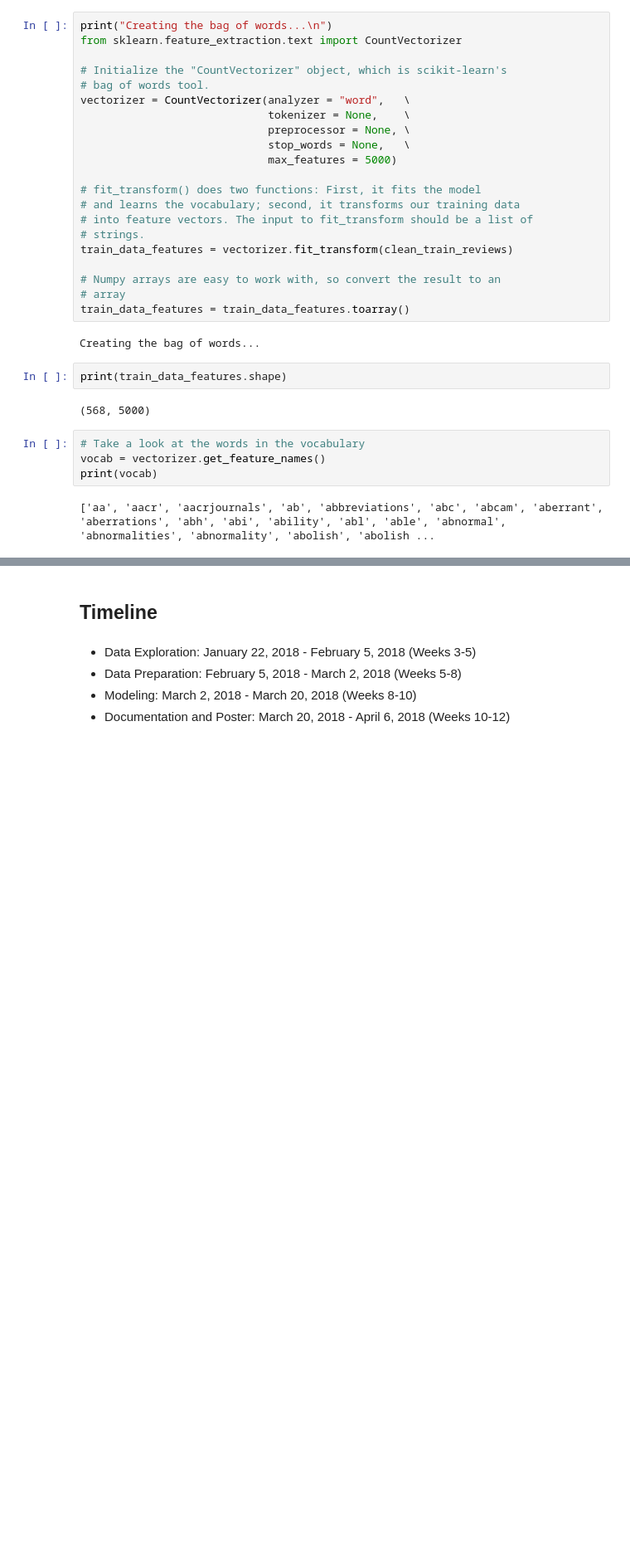
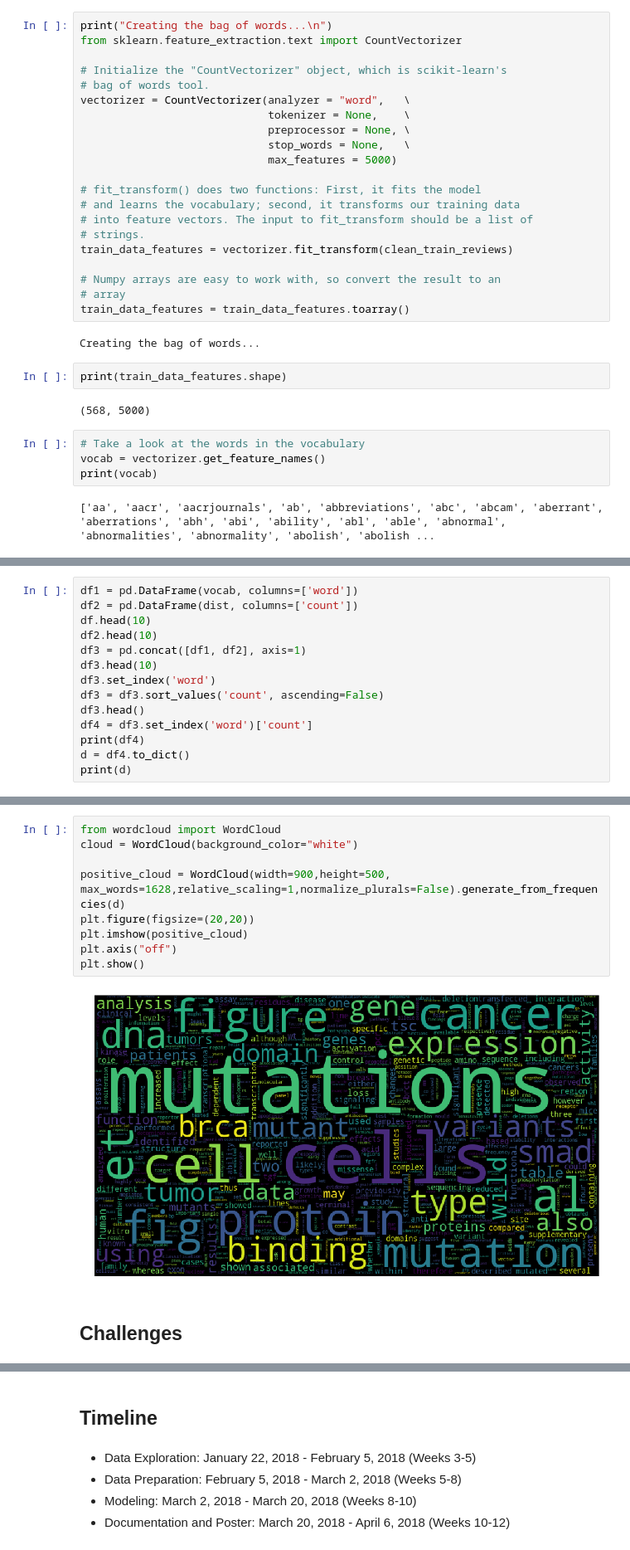
Before and after one commit to lriverawong/personalized-medicine-data-analysis, a Jupyter notebook: Final.ipynb, the cells around one changed output, grey strips where cells are left out. Shown at 83% size. Drawn from its saved outputs; the diff is of its cells as text; blank space fills up the shorter version.

```diff
--- a/Final.ipynb
+++ b/Final.ipynb
@@ -348,3 +348,17 @@ for tag, count in zip(vocab, dist):
 169 zhang
 515 zinc
 170 zn
+# %%
+df1 = pd.DataFrame(vocab, columns=['word'])
+df2 = pd.DataFrame(dist, columns=['count'])
+df.head(10)
+df2.head(10)
+df3 = pd.concat([df1, df2], axis=1)
+df3.head(10)
+df3.set_index('word')
+df3 = df3.sort_values('count', ascending=False)
+df3.head()
+df4 = df3.set_index('word')['count']
+print(df4)
+d = df4.to_dict()
+print(d)
@@ -350,0 +383,13 @@ for tag, count in zip(vocab, dist):
+# %%
+from wordcloud import WordCloud
+cloud = WordCloud(background_color="white")
+
+positive_cloud = WordCloud(width=900,height=500, max_words=1628,relative_scaling=1,normalize_plurals=False).generate_from_frequencies(d)
+plt.figure(figsize=(20,20))
+plt.imshow(positive_cloud)
+plt.axis("off")
+plt.show()
+# %% [output]
+[figure, added]
+# %% [markdown]
+## Challenges
```
Also changed, not shown: parts of 4 cells of this notebook.
